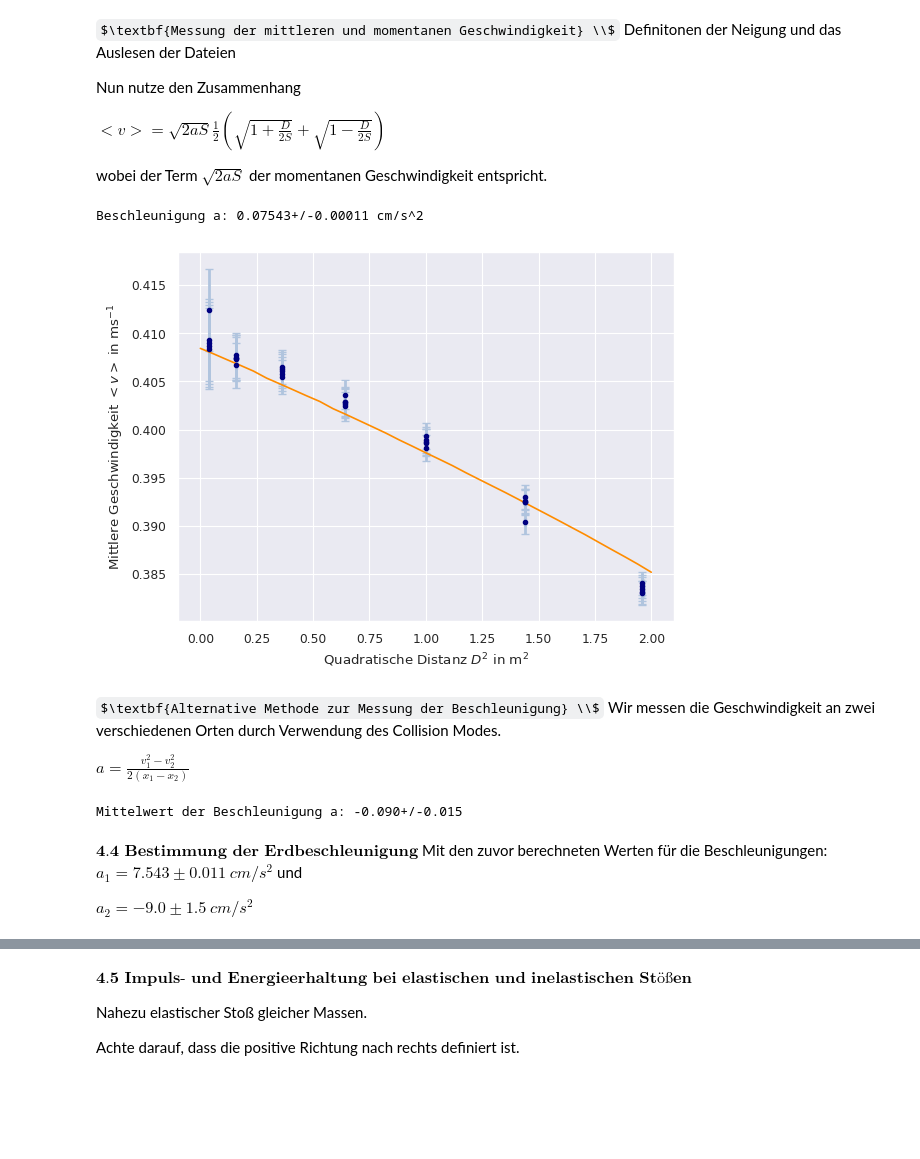
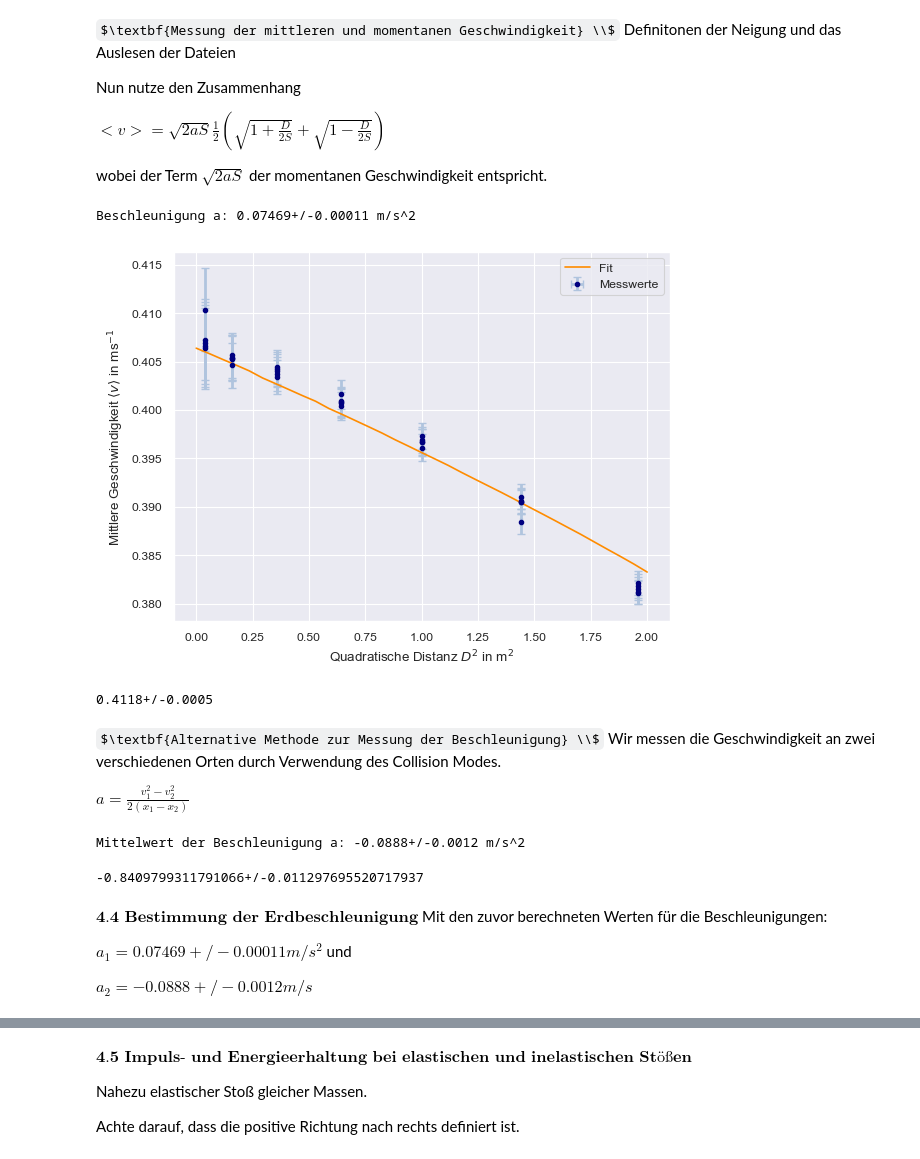
Before and after one commit to KemalOenen/Grundpraktikum2_Gruppe1_SS23, a Jupyter notebook: Versuch9/Luftkissenschiene.ipynb, the cells around one changed output, grey strips where cells are left out. Drawn from its saved outputs; the diff is of its cells as text; code cells hidden in the pictures; some formulas as TeX source; blank space fills up the shorter version.

Commit message:
Better Plot

```diff
--- a/Versuch9/Luftkissenschiene.ipynb
+++ b/Versuch9/Luftkissenschiene.ipynb
@@ -34,7 +34,7 @@ v=[]
 for i in range(len(met1_data["Nr."])):
     v.append(D[i]/t[i])
 v=np.array(v)
-v=v#*0.995 #Berücksichtigung der statistischen Erhöhung der Messwerte um 1-2%
+v=v*0.995 #Berücksichtigung der statistischen Erhöhung der Messwerte um 1-2%
 
 #definiere die Neigung, Start-/Mittelposition und die Masse
 d=ufloat(0.93375, 0.00395) #Dicke vom Klotz
@@ -46,39 +46,44 @@ x1=ufloat(1.15, 0.0014) #Mittelposition in m
 S=x1-x0 #Abstand zwischen den Positionen
 
 #Definition von D Quadrat aufgrund der folgenden Plots
 D2=[]
 for i in range(len(D)):
     D2.append(D[i]*D[i])
 D2=np.array(D2)
 
 #spezielle Definiton für die Unsicherheit der Geschwindigkeit, dadurch komplette Unsicherheit
 v_err=[]
 for i in range(len(v)):
     v_err.append(np.sqrt((v[i].s)**2 + 0.001**2 + (3e-3*(v[i].n)**2)**2))
 v_err=np.array(v_err)
 
 #Plots
 plt.errorbar(x = [D2[i].n for i in range(len(D2))], xerr = [D2[i].s for i in range(len(D2))], y = [v[i].n for i in range(len(v))], yerr = v_err,
              markersize=6, fmt=".",color="navy", ecolor="lightsteelblue", elinewidth=2, capsize=3, label="Messwerte")
 plt.xlabel(r"Quadratische Distanz $D^2$ in m$^2$")
-plt.ylabel(r"Mittlere Geschwindigkeit $<v>$ in ms$^{-1}$")
+plt.ylabel(r"Mittlere Geschwindigkeit $\langle v \rangle$ in ms$^{-1}$")
 
 #Fitten
 from scipy.optimize import curve_fit
 beta_m=1.5/296*np.array([v[i].n for i in range(len(v))]) #Berücksichtigung der Reibung
 def Function1(d2, a):
     return np.sqrt(2*(a-beta_m)*S.n)*(np.sqrt(1+d2**(1/2)/(2*S.n)) + np.sqrt(1-d2**(1/2)/(2*S.n)))/2
 
 popt, pcov = curve_fit(Function1, [D2[i].n for i in range(len(D2))], [v[i].n for i in range(len(v))], sigma=v_err)
 a1=ufloat(popt[0], np.sqrt(pcov))
-print("Beschleunigung a: " + str(a1) + " cm/s^2")
+print("Beschleunigung a: " + str(a1) + " m/s^2")
 #Sehr gute Übereinstimmung unter annahme der Kleinwinkelnäherung
-plt.plot(np.linspace(0, 2, 35), Function1(np.linspace(0, 2, 35), popt[0]), color="darkorange")
-
+plt.plot(np.linspace(0, 2, 35), Function1(np.linspace(0, 2, 35), popt[0]), color="darkorange", label="Fit")
+plt.legend()
+plt.savefig("Mittlere_v_von_Q2.png", dpi=500, bbox_inches="tight")
 plt.show()
 # %% [output]
-Beschleunigung a: 0.07543+/-0.00011 cm/s^2
+Beschleunigung a: 0.07469+/-0.00011 m/s^2
-[figure, old version]
+[figure, new version]
+# %%
+print(umath.sqrt(2*a1*S))
+# %% [output]
+0.4118+/-0.0005
 # %% [markdown]
 $\textbf{Alternative Methode zur Messung der Beschleunigung} \\$
 Wir messen die Geschwindigkeit an zwei verschiedenen Orten durch Verwendung des Collision Modes.
@@ -86,28 +91,33 @@ Wir messen die Geschwindigkeit an zwei verschiedenen Orten durch Verwendung des
 $a=\frac{v_1^2-v_2^2}{2(x_1-x_2)}$
 # %%
 met2_data=pd.read_csv("AltMethod_Speed+Collision.csv")
-factor=1
+factor=0.995
 distance=ufloat(0.2, 0.002) #m
 v1=[]
 for  i in range(10):
-    v1.append(ufloat(met2_data["v1/cm/s"][i]*factor, np.sqrt(0.001**2+(met2_data["v1/cm/s"][i]*factor)**2*3e-3)))
+    v1.append(ufloat(met2_data["v1/cm/s"][i]*factor, np.sqrt(0.001**2+(met2_data["v1/cm/s"][i]*factor)**2*(3e-3)**2)))
 v1=np.array(v1)/100 #m/s
 v2=[]
 for  i in range(10):
-    v2.append(ufloat(met2_data["v2/cm/s"][i]*factor, np.sqrt(0.001**2+(met2_data["v2/cm/s"][i]*factor)**2*3e-3)))
+    v2.append(ufloat(met2_data["v2/cm/s"][i]*factor, np.sqrt(0.001**2+(met2_data["v2/cm/s"][i]*factor)**2*(3e-3)**2)))
 v2=np.array(v2)/100 #m/s
 a=(v1**2-v2**2)/(2*distance)
 a2=a.mean()
-print("Mittelwert der Beschleunigung a: " + str(a2))
+print("Mittelwert der Beschleunigung a: " + str(a2) + " m/s^2")
 # %% [output]
-Mittelwert der Beschleunigung a: -0.090+/-0.015
+Mittelwert der Beschleunigung a: -0.0888+/-0.0012 m/s^2
+# %%
+a1/a2
+# %% [output]
+-0.8409799311791066+/-0.011297695520717937
 # %% [markdown]
 $\textbf{4.4 Bestimmung der Erdbeschleunigung}$
 Mit den zuvor berechneten Werten für die Beschleunigungen:
-$a_1=7.543 \pm 0.011\ cm/s^2$
+
+$a_1=0.07469+/-0.00011 m/s^2$
 und
 
-$a_2=-9.0 \pm 1.5\ cm/s^2$
+$a_2=-0.0888+/-0.0012 m/s$
 # %%
 g1=a1/umath.sin(angle) *(-1) #Korrektur Vorzeichen von der Beschleunigung als Betrag
 print(g1)
```
Also changed, not shown: parts of 4 cells of this notebook, 1 other file.
